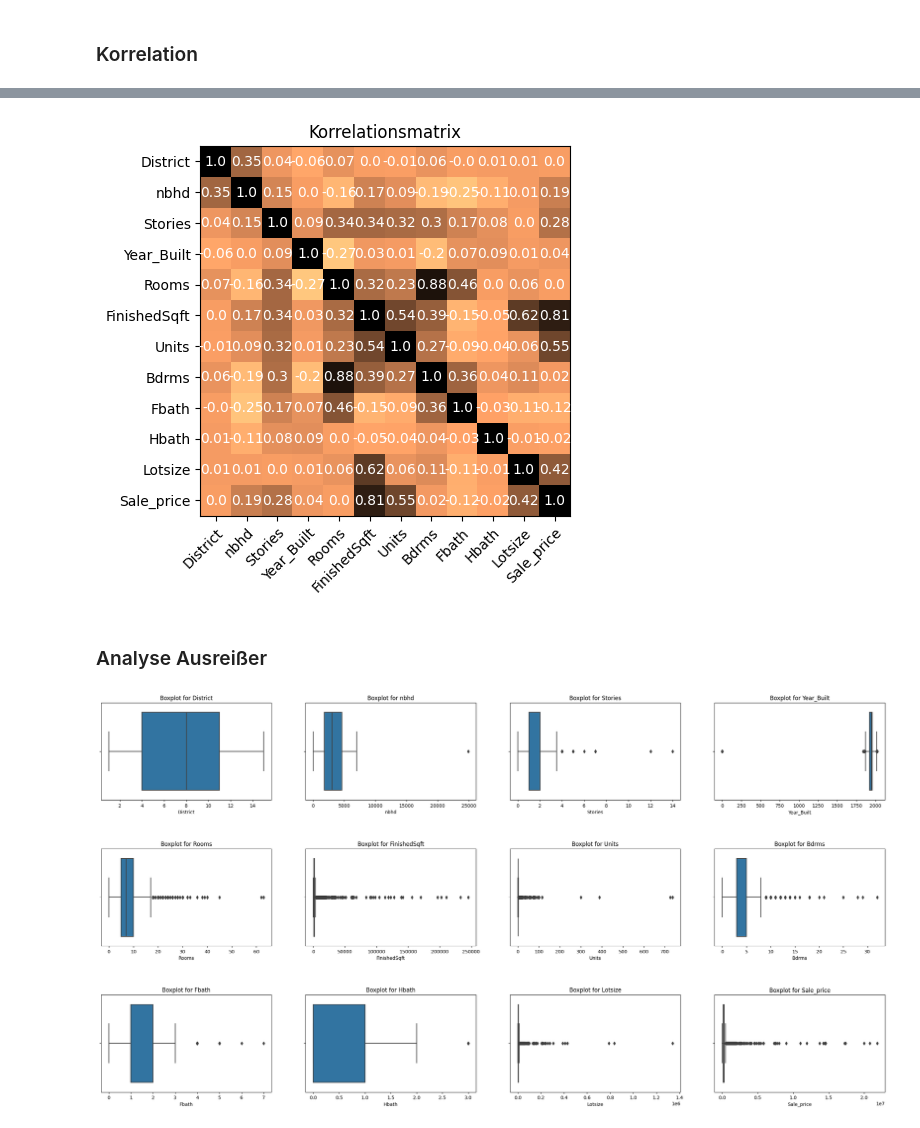
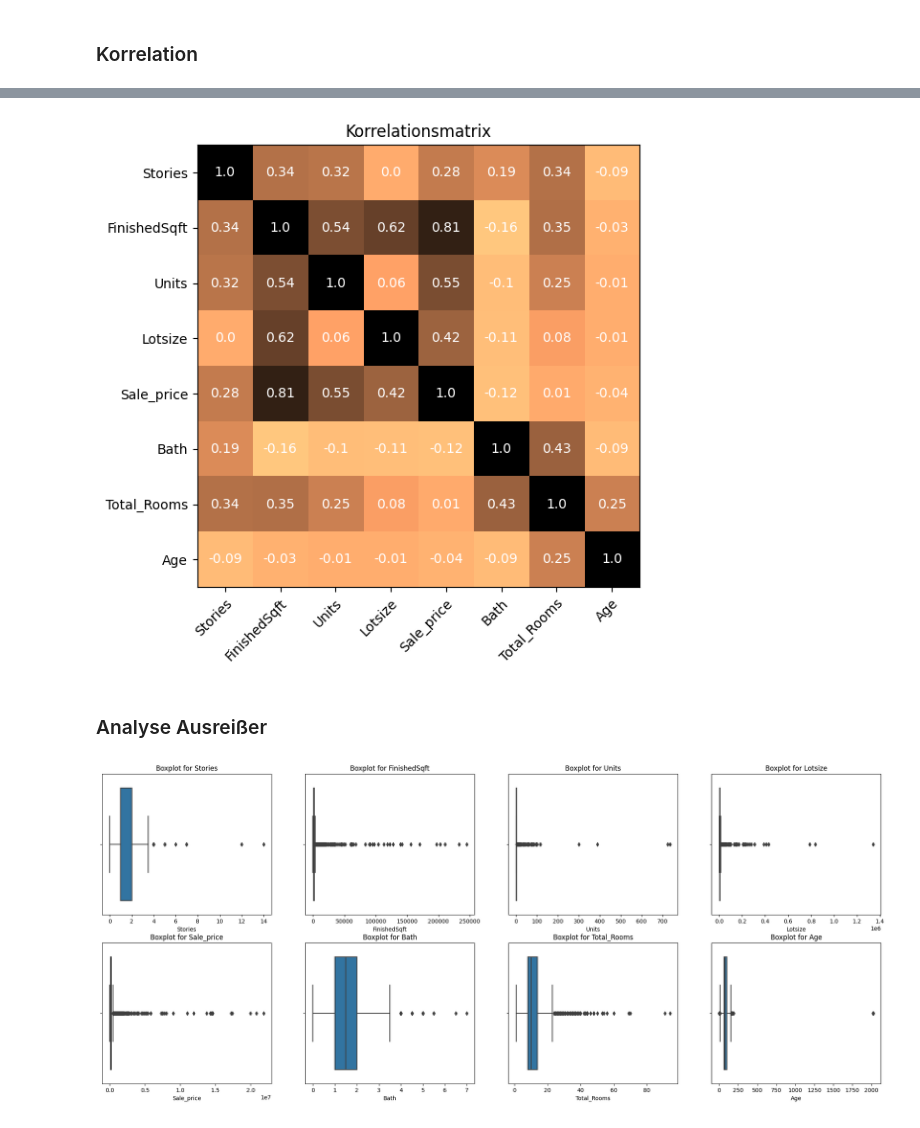
Before and after one commit to mixd304/dbuas-modul_13-applied-ds-2-ml-and-reporting-studienarbeit-darius-mix, a Jupyter notebook: notebooks/eda.ipynb, the cells around one changed output, grey strips where cells are left out. Cells and saved outputs as stored; diff of their text form; code cells hidden in the pictures.

```diff
--- a/notebooks/eda.ipynb
+++ b/notebooks/eda.ipynb
@@ -143,0 +177,4 @@ dtype: float64
+# %%
+# Umwandeln von District und nbhd in Objekte, da diese Spalten keine numerischen Features sind
+df['District'] = df['District'].astype(object)
+df['nbhd'] = df['nbhd'].astype(object)
@@ -144,3 +183,18 @@ dtype: float64
+# %%
+# Vollbäder und Halbbäder fehlen nie => können zu 'Bath' zusammengeführt werden
+df['Bath'] = df['Fbath']+(df['Hbath']/2)
+df = df.drop('Fbath', axis=1)
+df = df.drop('Hbath', axis=1)
+
+# Schlafzimmer (Bdrms) und Räume (Rooms) fehlen immer gemeinsam => können zu 'Total Rooms' zusammengeführt werden
+df['Total_Rooms'] = df['Bdrms'] + df['Rooms']
+df = df.drop('Bdrms', axis=1)
+df = df.drop('Rooms', axis=1)
+
+# Alter der Immobilie (Aktuelles Jahr - Baujahr)
+current_year = datetime.now().year
+df['Age'] = current_year - df['Year_Built']
+df = df.drop('Year_Built', axis=1)
 # %% [markdown]
 ### Verteilung von y (sale_price)
 # %%
@@ -553,30 +482,29 @@ corr
 # %%
-fig, ax = plt.subplots()
-ax.imshow(corr, cmap=plt.get_cmap("copper_r"))
+fig, ax = plt.subplots(figsize=(6, 6))
+ax.imshow(corr, cmap=plt.get_cmap('copper_r'))
 ax.set_xticks(np.arange(len(corr)), labels=corr.columns.to_list())
 ax.set_yticks(np.arange(len(corr)), labels=corr.columns.to_list())
-plt.setp(ax.get_xticklabels(), rotation=45, ha="right", rotation_mode="anchor")
+plt.setp(ax.get_xticklabels(), rotation=45, ha='right', rotation_mode='anchor')
 
 for i in range(len(corr)):
     for j in range(len(corr)):
-        text = ax.text(j, i, corr.iloc[i, j], ha="center", va="center", color="w")
+        text = ax.text(j, i, corr.iloc[i, j], ha='center', va='center', color='w')
 
-ax.set_title("Korrelationsmatrix")
+ax.set_title('Korrelationsmatrix')
 plt.show()
 # %% [output]
-[figure, old version]
+[figure, new version]
 # %% [markdown]
 ### Analyse Ausreißer
 # %%
-num_cols = df.select_dtypes(exclude=["object"]).columns
+num_cols = df.select_dtypes(exclude=['object']).columns
 
-fig, axes = plt.subplots(nrows=3, ncols=4, figsize=(30, 15))
-fig.subplots_adjust(hspace=0.5)
+fig, axes = plt.subplots(nrows=2, ncols=4, figsize=(25, 10))
 
 for i, col in enumerate(num_cols):
     sns.boxplot(x=df[col], ax=axes[i // 4, i % 4])
     axes[i // 4, i % 4].set_title(f'Boxplot for {col}')
 
 plt.show()
 # %% [output]
-[figure, old version]
+[figure, new version]
```
Also changed, not shown: parts of 44 cells of this notebook.
